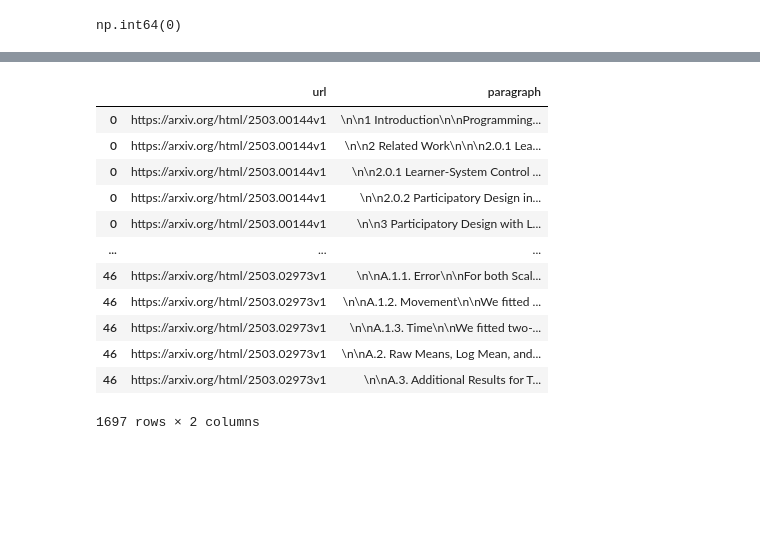
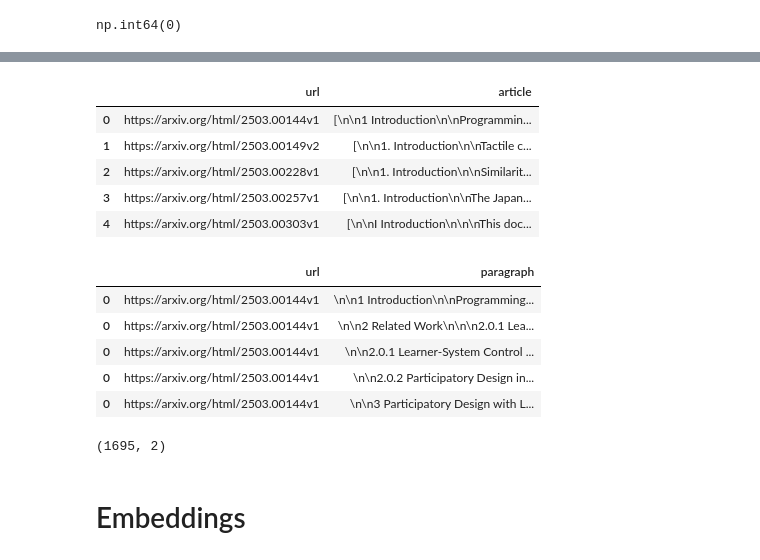
Before and after one commit to noambassat/Rag_on_arxiv, a Jupyter notebook: RAG_with_arxiv.ipynb, the cells around one changed output, grey strips where cells are left out. Saved outputs shown, nothing was run; the diff lists cells and outputs as text; code cells hidden in the pictures; blank space fills up the shorter version.

```diff
--- a/RAG_with_arxiv.ipynb
+++ b/RAG_with_arxiv.ipynb
@@ -63,16 +48,27 @@ articles
-# %%
-articles.explode('article').rename(columns={"article":"paragraph"})
-# %% [output]
-|  | url | paragraph |
-| 0 | https://arxiv.org/html/2503.00144v1 | \n\n1 Introduction\n\nProgramming... |
-| 0 | https://arxiv.org/html/2503.00144v1 | \n\n2 Related Work\n\n\n2.0.1 Lea... |
-| 0 | https://arxiv.org/html/2503.00144v1 | \n\n2.0.1 Learner-System Control ... |
-| 0 | https://arxiv.org/html/2503.00144v1 | \n\n2.0.2 Participatory Design in... |
-| 0 | https://arxiv.org/html/2503.00144v1 | \n\n3 Participatory Design with L... |
-| ... | ... | ... |
-| 46 | https://arxiv.org/html/2503.02973v1 | \n\nA.1.1. Error\n\nFor both Scal... |
-| 46 | https://arxiv.org/html/2503.02973v1 | \n\nA.1.2. Movement\n\nWe fitted ... |
-| 46 | https://arxiv.org/html/2503.02973v1 | \n\nA.1.3. Time\n\nWe fitted two-... |
-| 46 | https://arxiv.org/html/2503.02973v1 | \n\nA.2. Raw Means, Log Mean, and... |
-| 46 | https://arxiv.org/html/2503.02973v1 | \n\nA.3. Additional Results for T... |
-1697 rows × 2 columns
+# %%
+articles.head()
+# %% [output]
+|  | url | article |
+| 0 | https://arxiv.org/html/2503.00144v1 | [\n\n1 Introduction\n\nProgrammin... |
+| 1 | https://arxiv.org/html/2503.00149v2 | [\n\n1. Introduction\n\nTactile c... |
+| 2 | https://arxiv.org/html/2503.00228v1 | [\n\n1. Introduction\n\nSimilarit... |
+| 3 | https://arxiv.org/html/2503.00257v1 | [\n\n1. Introduction\n\nThe Japan... |
+| 4 | https://arxiv.org/html/2503.00303v1 | [\n\nI Introduction\n\n\nThis doc... |
+# %%
+paragraphs = articles.explode('article').rename(columns={"article":"paragraph"}) # for each url there are several paragraph
+paragraphs = paragraphs[paragraphs['paragraph'].str.split().map(len)>10]
+paragraphs.head()
+# %% [output]
+|  | url | paragraph |
+| 0 | https://arxiv.org/html/2503.00144v1 | \n\n1 Introduction\n\nProgramming... |
+| 0 | https://arxiv.org/html/2503.00144v1 | \n\n2 Related Work\n\n\n2.0.1 Lea... |
+| 0 | https://arxiv.org/html/2503.00144v1 | \n\n2.0.1 Learner-System Control ... |
+| 0 | https://arxiv.org/html/2503.00144v1 | \n\n2.0.2 Participatory Design in... |
+| 0 | https://arxiv.org/html/2503.00144v1 | \n\n3 Participatory Design with L... |
+# %%
+paragraphs.shape
+# %% [output]
+(1695, 2)
+# %% [markdown]
+
+# Embeddings
```
Also changed, not shown: parts of 7 cells of this notebook.
